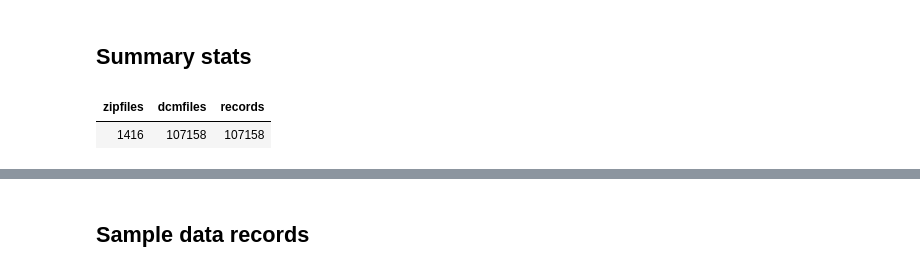
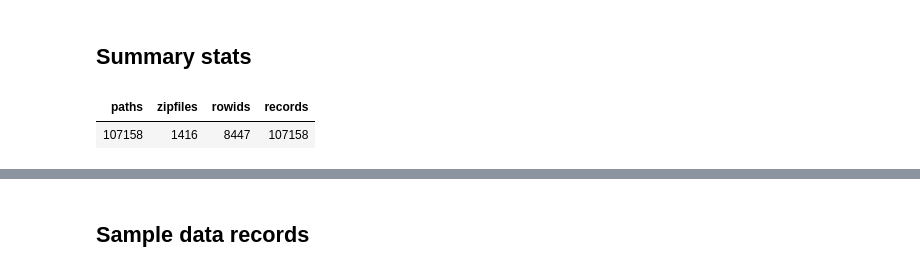
Before and after one commit to dmoore247/PythonDataSources, a Jupyter notebook: Python DataSources - Cracking Zip files.ipynb, the cells around one changed output, grey strips where cells are left out. Drawn from its saved outputs; the diff is of its cells as text; code cells hidden in the pictures.

Commit message:
Add select distinct rowid for validation

```diff
--- a/Python DataSources - Cracking Zip files.ipynb
+++ b/Python DataSources - Cracking Zip files.ipynb
@@ -64,11 +65,14 @@ logger.info(f"Operation time: {operation_time} seconds and {operation_time * tot
 ## Summary stats
 # %%
 %sql
-select count(distinct zipfile) zipfiles, count(distinct zipfile, dcmfile) dcmfiles, count(1) records
+select
+count(distinct path) paths,
+count(distinct split(path,'::')[0]) zipfiles,
+count(distinct rowid) rowids, count(1) records
 from douglas_moore.pixels.zipdcm_test
 # %% [output]
-| zipfiles | dcmfiles | records |
-| 1416 | 107158 | 107158 |
+| paths | zipfiles | rowids | records |
+| 107158 | 1416 | 8447 | 107158 |
 # %%
 %sql
 select zipfile,count(distinct dcmfile)
```
Also changed, not shown: parts of 4 cells of this notebook.
